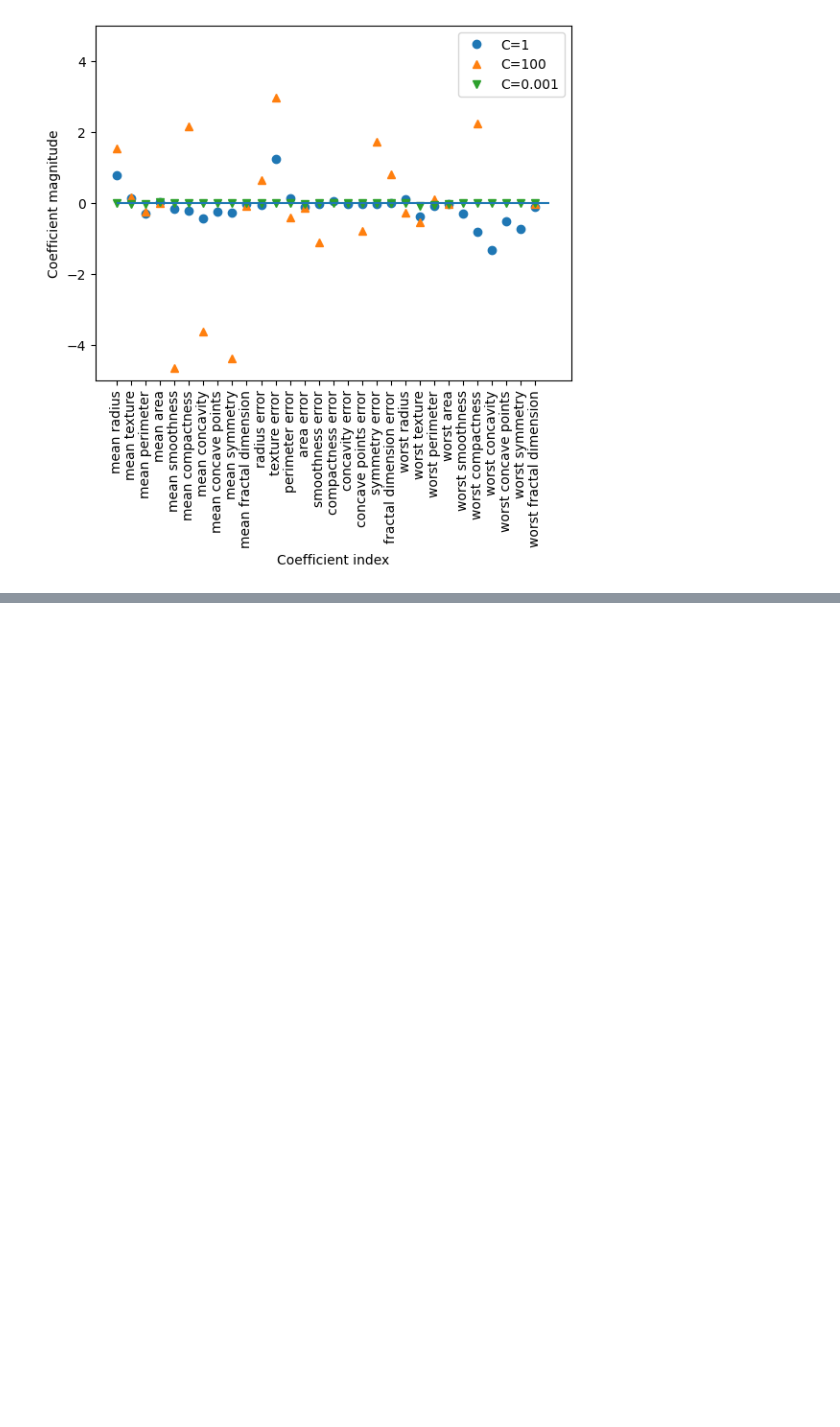
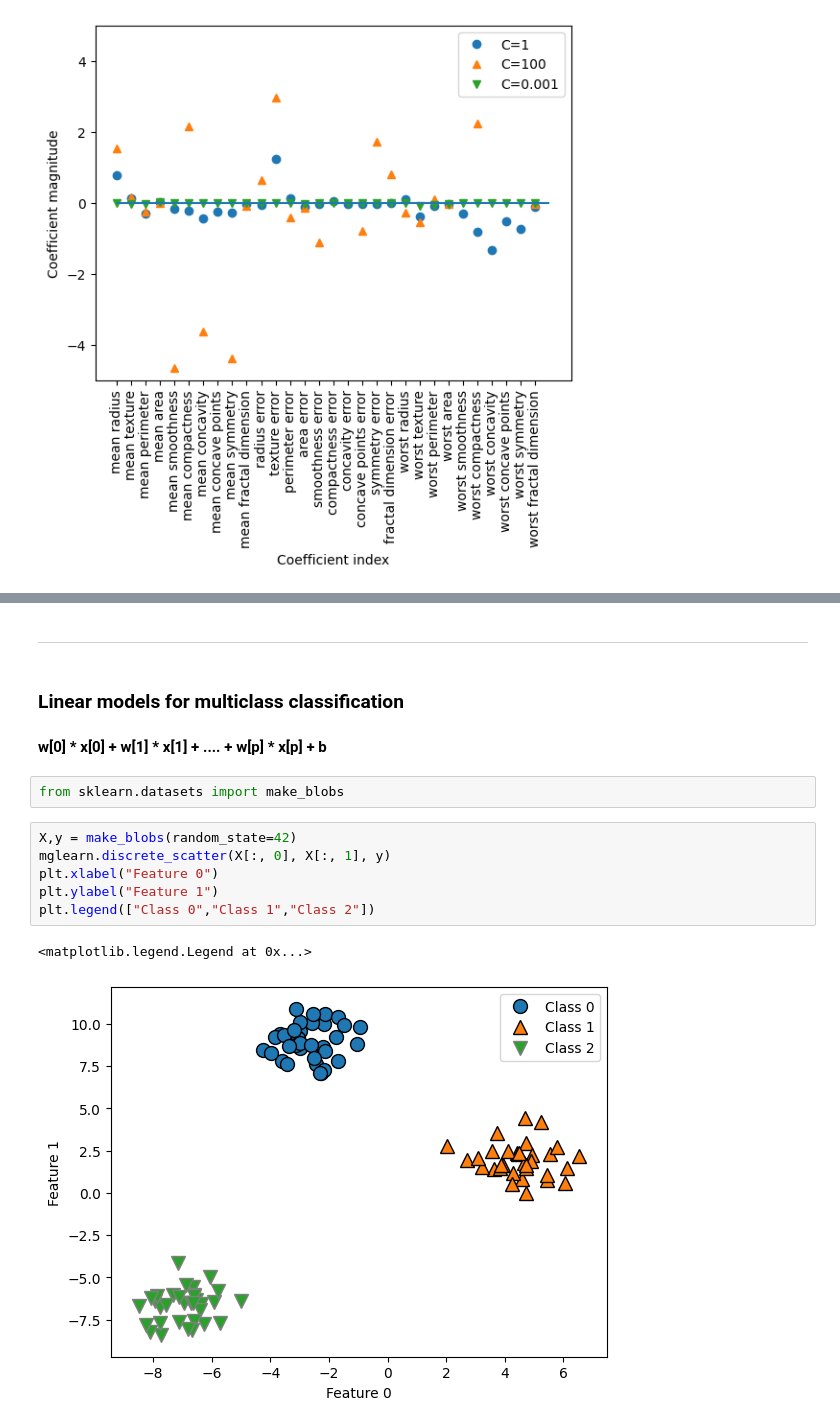
Before and after one commit to TheRealNightmare/Intro-to-machine-learning-with-python, a Jupyter notebook: Linear models for classification.ipynb, the cells around one changed output, grey strips where cells are left out. Cells and saved outputs as stored; diff of their text form; blank space fills up the shorter version.

```diff
--- a/Linear models for classification.ipynb
+++ b/Linear models for classification.ipynb
@@ -87,0 +110,17 @@ plt.legend()
+# %% [markdown]
+<hr>
+# %% [markdown]
+### **Linear models for multiclass classification**
+# %% [markdown]
+<b>w[0] * x[0] + w[1] * x[1] + .... + w[p] * x[p] + b</b>
+# %%
+from sklearn.datasets import make_blobs
+# %%
+X,y = make_blobs(random_state=42)
+mglearn.discrete_scatter(X[:, 0], X[:, 1], y)
+plt.xlabel("Feature 0")
+plt.ylabel("Feature 1")
+plt.legend(["Class 0","Class 1","Class 2"])
+# %% [output]
+<matplotlib.legend.Legend at 0x...>
+[figure, added]
```
Also changed, not shown: parts of 7 cells of this notebook.
